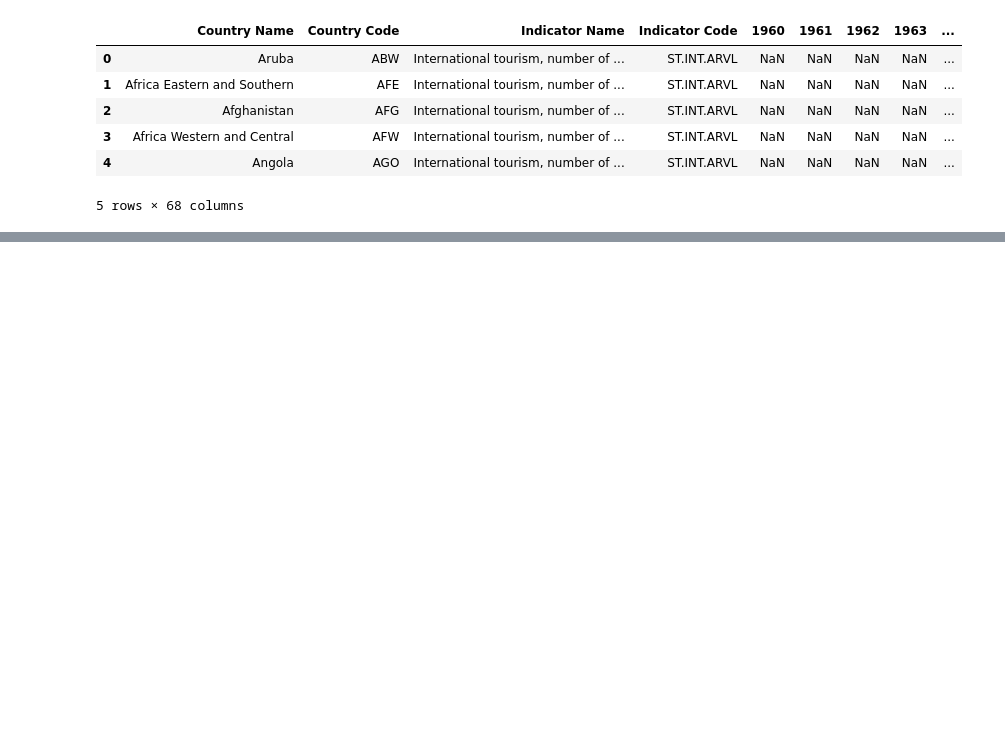
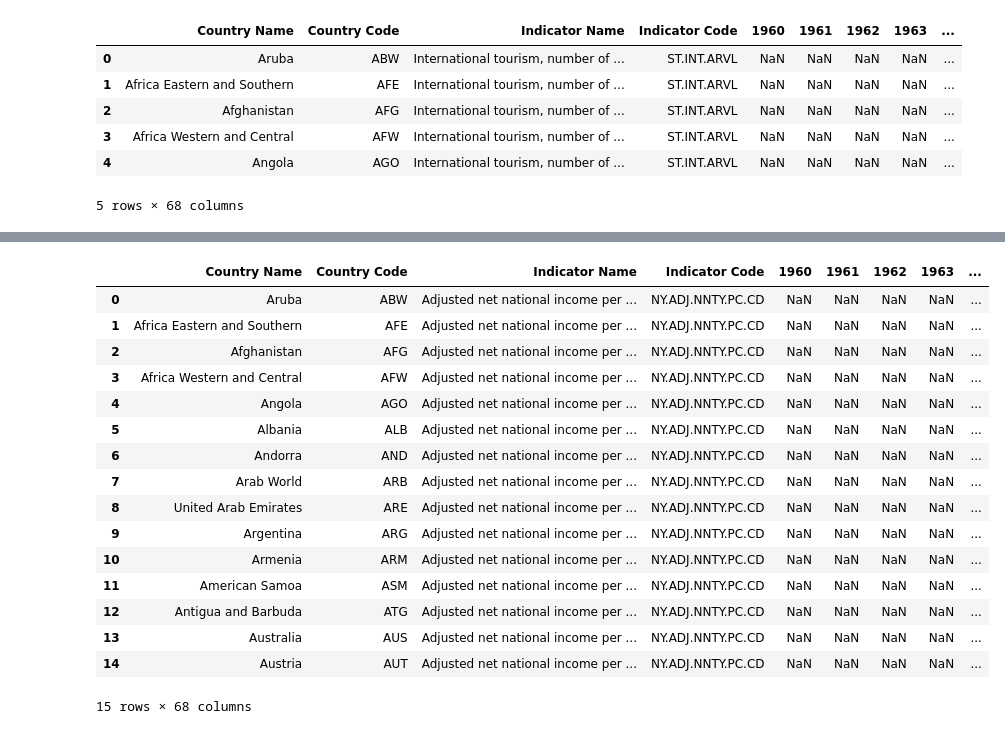
Before and after one commit to wlharr04/tourism-analysis, a Jupyter notebook: exploration.ipynb, the cells around one changed output, grey strips where cells are left out. Saved outputs shown, nothing was run; the diff lists cells and outputs as text; code cells hidden in the pictures; blank space fills up the shorter version.

```diff
--- a/exploration.ipynb
+++ b/exploration.ipynb
@@ -26,0 +128,22 @@ df_metadata_country.head()
+# %%
+df_income = pd.read_csv('./data/Income/API_NY.ADJ.NNTY.PC.CD_DS2_en_csv_v2_5996043.csv')
+
+df_income.head(15)
+# %% [output]
+|  | Country Name | Country Code | Indicator Name | Indicator Code | 1960 | 1961 | 1962 | 1963 | ... |
+| 0 | Aruba | ABW | Adjusted net national income per ... | NY.ADJ.NNTY.PC.CD | NaN | NaN | NaN | NaN | ... |
+| 1 | Africa Eastern and Southern | AFE | Adjusted net national income per ... | NY.ADJ.NNTY.PC.CD | NaN | NaN | NaN | NaN | ... |
+| 2 | Afghanistan | AFG | Adjusted net national income per ... | NY.ADJ.NNTY.PC.CD | NaN | NaN | NaN | NaN | ... |
+| 3 | Africa Western and Central | AFW | Adjusted net national income per ... | NY.ADJ.NNTY.PC.CD | NaN | NaN | NaN | NaN | ... |
+| 4 | Angola | AGO | Adjusted net national income per ... | NY.ADJ.NNTY.PC.CD | NaN | NaN | NaN | NaN | ... |
+| 5 | Albania | ALB | Adjusted net national income per ... | NY.ADJ.NNTY.PC.CD | NaN | NaN | NaN | NaN | ... |
+| 6 | Andorra | AND | Adjusted net national income per ... | NY.ADJ.NNTY.PC.CD | NaN | NaN | NaN | NaN | ... |
+| 7 | Arab World | ARB | Adjusted net national income per ... | NY.ADJ.NNTY.PC.CD | NaN | NaN | NaN | NaN | ... |
+| 8 | United Arab Emirates | ARE | Adjusted net national income per ... | NY.ADJ.NNTY.PC.CD | NaN | NaN | NaN | NaN | ... |
+| 9 | Argentina | ARG | Adjusted net national income per ... | NY.ADJ.NNTY.PC.CD | NaN | NaN | NaN | NaN | ... |
+| 10 | Armenia | ARM | Adjusted net national income per ... | NY.ADJ.NNTY.PC.CD | NaN | NaN | NaN | NaN | ... |
+| 11 | American Samoa | ASM | Adjusted net national income per ... | NY.ADJ.NNTY.PC.CD | NaN | NaN | NaN | NaN | ... |
+| 12 | Antigua and Barbuda | ATG | Adjusted net national income per ... | NY.ADJ.NNTY.PC.CD | NaN | NaN | NaN | NaN | ... |
+| 13 | Australia | AUS | Adjusted net national income per ... | NY.ADJ.NNTY.PC.CD | NaN | NaN | NaN | NaN | ... |
+| 14 | Austria | AUT | Adjusted net national income per ... | NY.ADJ.NNTY.PC.CD | NaN | NaN | NaN | NaN | ... |
+15 rows × 68 columns
```
Also changed, not shown: parts of 5 cells of this notebook, 6 other files.
